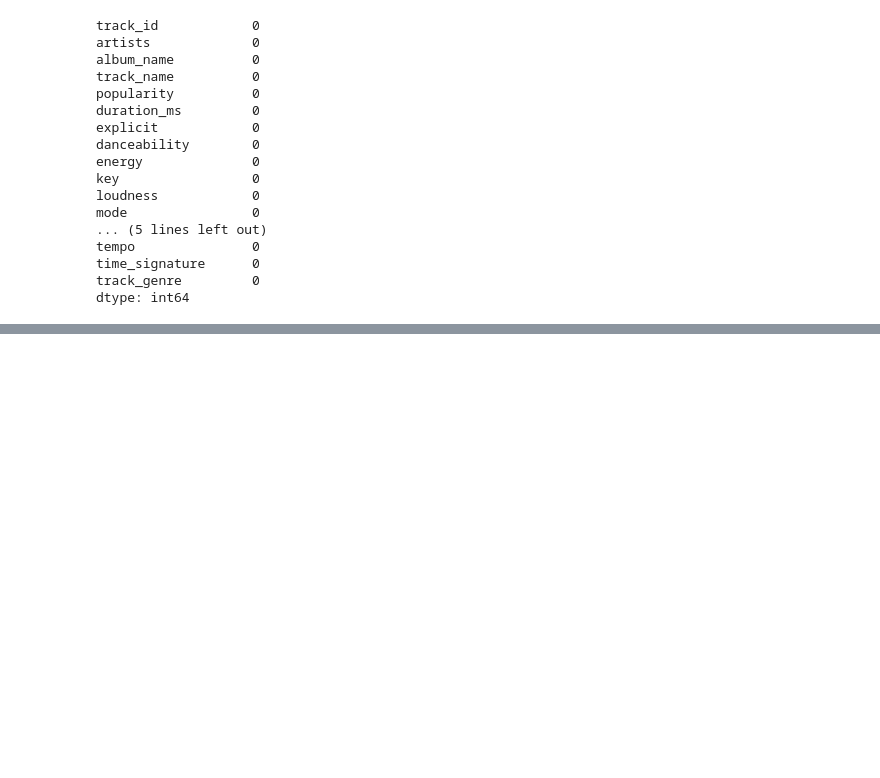
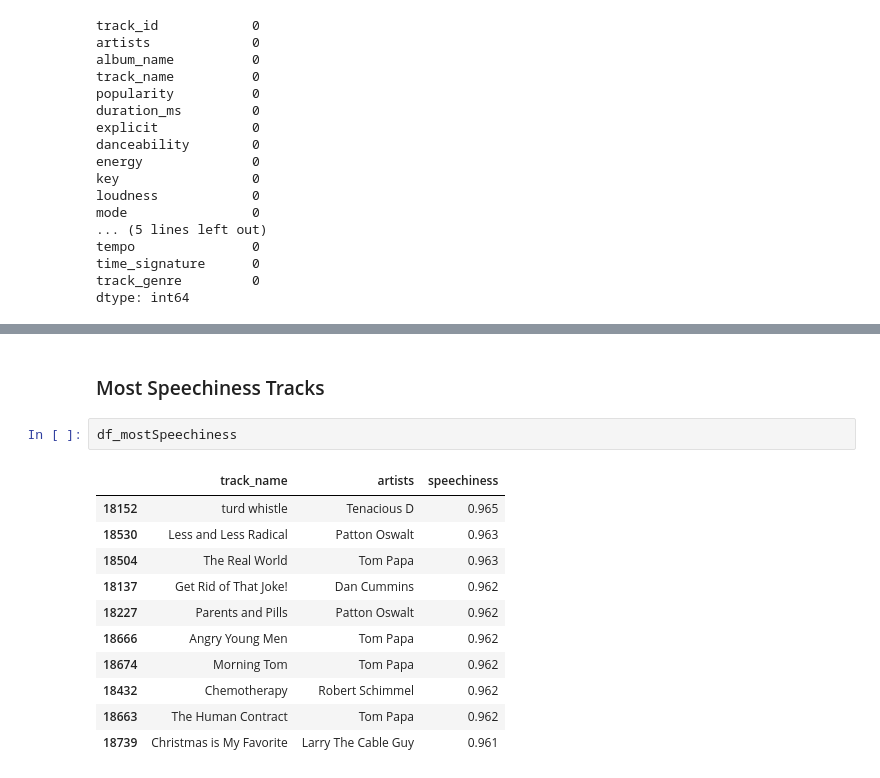
Before and after one commit to davitgouveia/Spotify-Data-Collection, a Jupyter notebook: data-analysis.ipynb, the cells around one changed output, grey strips where cells are left out. Saved outputs shown, nothing was run; the diff lists cells and outputs as text; blank space fills up the shorter version.

```diff
--- a/data-analysis.ipynb
+++ b/data-analysis.ipynb
@@ -100,0 +319,16 @@ dtype: int64
+# %% [markdown]
+###  Most Speechiness Tracks
+# %%
+df_mostSpeechiness
+# %% [output]
+|  | track_name | artists | speechiness |
+| 18152 | turd whistle | Tenacious D | 0.965 |
+| 18530 | Less and Less Radical | Patton Oswalt | 0.963 |
+| 18504 | The Real World | Tom Papa | 0.963 |
+| 18137 | Get Rid of That Joke! | Dan Cummins | 0.962 |
+| 18227 | Parents and Pills | Patton Oswalt | 0.962 |
+| 18666 | Angry Young Men | Tom Papa | 0.962 |
+| 18674 | Morning Tom | Tom Papa | 0.962 |
+| 18432 | Chemotherapy | Robert Schimmel | 0.962 |
+| 18663 | The Human Contract | Tom Papa | 0.962 |
+| 18739 | Christmas is My Favorite | Larry The Cable Guy | 0.961 |
```
Also changed, not shown: parts of 27 cells of this notebook.
